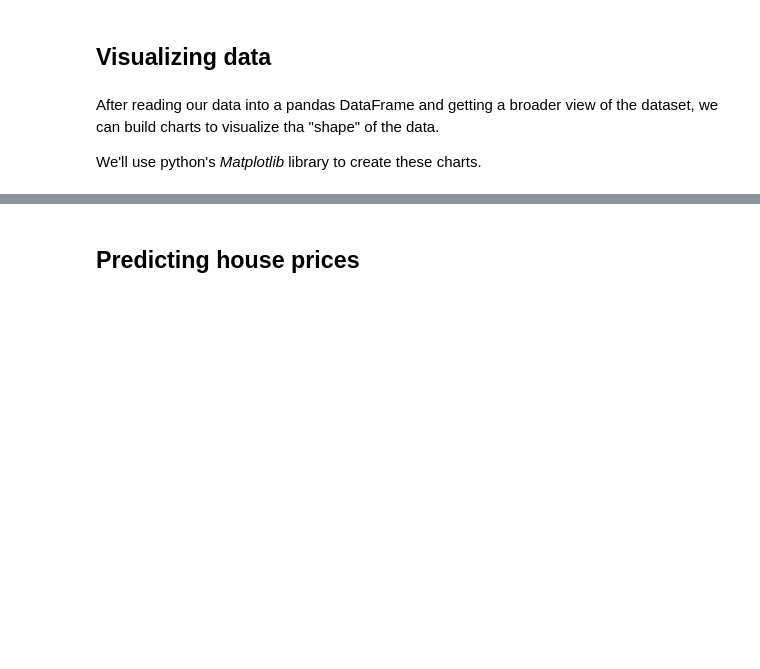
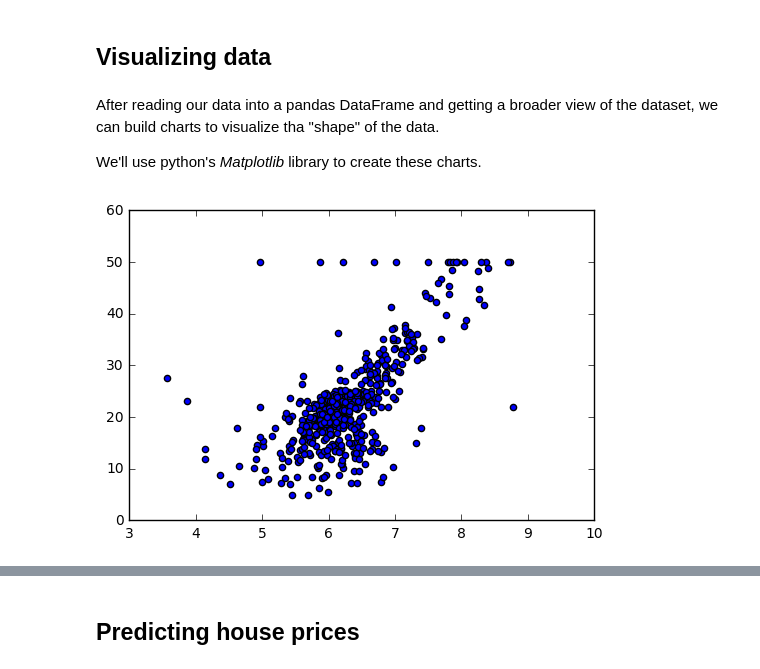
Before and after one commit to ffmmjj/intro_to_data_science_workshop, a Jupyter notebook: Boston housing prices prediction.ipynb, the cells around one changed output, grey strips where cells are left out. Saved outputs shown, nothing was run; the diff lists cells and outputs as text; code cells hidden in the pictures; blank space fills up the shorter version.

```diff
--- a/Boston housing prices prediction.ipynb
+++ b/Boston housing prices prediction.ipynb
@@ -14,6 +14,6 @@ import pandas as pd
 # %% [markdown]
 In this exercise, we'll use the [Boston Housing dataset](http://www.cs.toronto.edu/~delve/data/boston/bostonDetail.html) to predict house prices from characteristics like the number of rooms and distance to employment centers.
 # %%
-boston_housing_data = # Use read_csv to read the boston dataset located at 'datasets/boston.csv'
+boston_housing_data = pd.read_csv('datasets/boston.csv')
 # %% [markdown]
 Pandas allows reading our data from different file formats and sources. See [this link](http://pandas.pydata.org/pandas-docs/stable/io.html) for a list of supported operations.
@@ -35,9 +72,13 @@ import matplotlib.pyplot as plt
 %matplotlib inline
 # %%
 # Extract the house prices and average number of rooms to two separate variables
-prices = ###
-rooms = ###
+prices = boston_housing_data.medv
+rooms = boston_housing_data.rm
 
 # Create a scatterplot of these two properties using plt.scatter()
 # Specify labels for the X and Y axis
 # Show graph
+plt.scatter(rooms, prices)
+plt.show()
+# %% [output]
+[figure, added]
```
Also changed, not shown: parts of 15 cells of this notebook, 4 other files.
